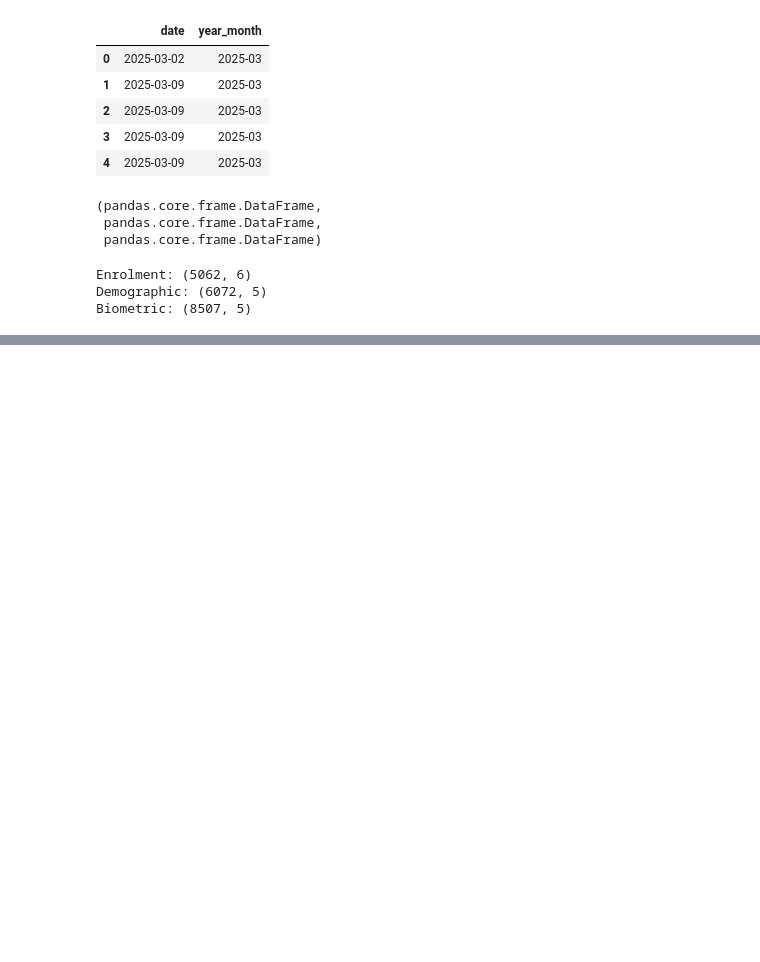
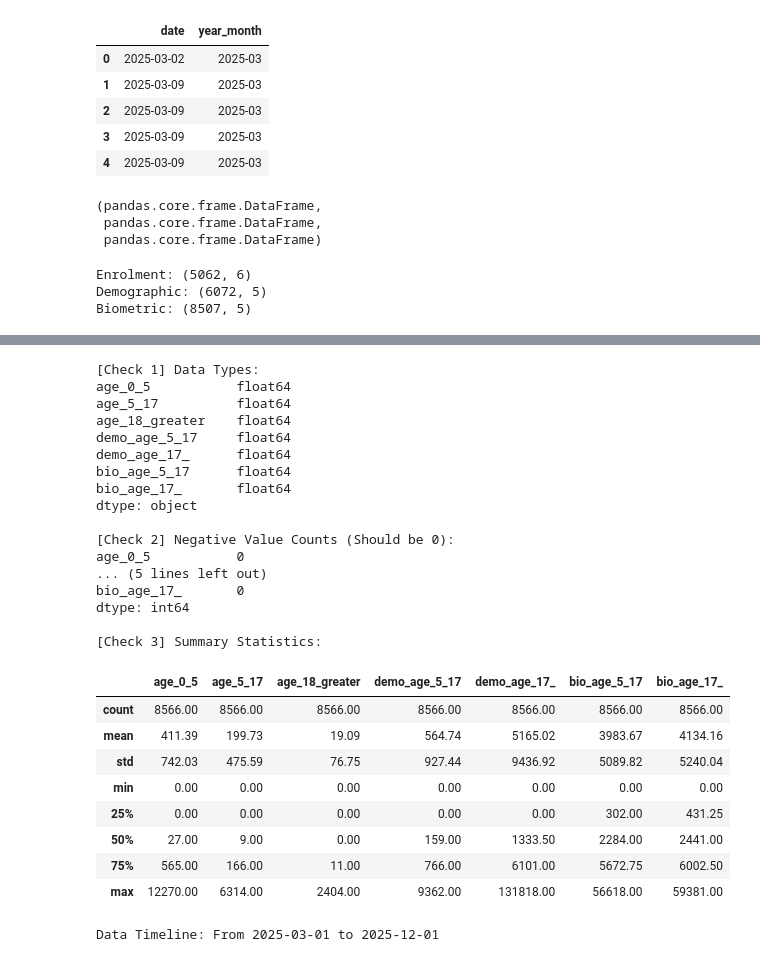
Before and after one commit to SrijanMandal19/UIDAI-Data-Hackathon-2026, a Jupyter notebook: notebooks/02_signal_engineering.ipynb, the cells around one changed output, grey strips where cells are left out. Drawn from its saved outputs; the diff is of its cells as text; code cells hidden in the pictures; blank space fills up the shorter version.

```diff
--- a/notebooks/02_signal_engineering.ipynb
+++ b/notebooks/02_signal_engineering.ipynb
@@ -126,0 +284,9 @@ bio_signal.to_csv(
+# %%
+
+df_master = df_master[df_master['district'].astype(str) != '100000']
+
+df_master['district'] = df_master['district'].astype(str).str.strip().str.title()
+
+
+unique_districts = df_master['district'].unique()
+print(f"Count of Unique Districts: {len(unique_districts)}")
@@ -126,0 +543,70 @@ bio_signal.to_csv(
+# %%
+# List of numeric columns to checknum_cols = [
+num_cols = [
+    'age_0_5', 'age_5_17', 'age_18_greater',
+    'demo_age_5_17', 'demo_age_17_',
+    'bio_age_5_17', 'bio_age_17_'
+]
+
+# 1. CHECK DATA TYPES
+# Ensure all are 'float64' or 'int64'
+print("\n[Check 1] Data Types:")
+print(df_master[num_cols].dtypes)
+
+# 2. CHECK FOR NEGATIVE VALUES
+# There should be NO negative numbers in enrolment data.
+negative_counts = (df_master[num_cols] < 0).sum()
+print("\n[Check 2] Negative Value Counts (Should be 0):")
+print(negative_counts)
+
+# 3. STATISTICAL SUMMARY
+# Look at 'min' and 'max' to see if values look realistic
+print("\n[Check 3] Summary Statistics:")
+display(df_master[num_cols].describe().round(2))
+# %% [output]
+[Check 1] Data Types:
+age_0_5           float64
+age_5_17          float64
+age_18_greater    float64
+demo_age_5_17     float64
+demo_age_17_      float64
+bio_age_5_17      float64
+bio_age_17_       float64
+dtype: object
+
+[Check 2] Negative Value Counts (Should be 0):
+age_0_5           0
+... (5 lines left out)
+bio_age_17_       0
+dtype: int64
+
+[Check 3] Summary Statistics:
+|  | age_0_5 | age_5_17 | age_18_greater | demo_age_5_17 | demo_age_17_ | bio_age_5_17 | bio_age_17_ |
+| count | 8566.00 | 8566.00 | 8566.00 | 8566.00 | 8566.00 | 8566.00 | 8566.00 |
+| mean | 411.39 | 199.73 | 19.09 | 564.74 | 5165.02 | 3983.67 | 4134.16 |
+| std | 742.03 | 475.59 | 76.75 | 927.44 | 9436.92 | 5089.82 | 5240.04 |
+| min | 0.00 | 0.00 | 0.00 | 0.00 | 0.00 | 0.00 | 0.00 |
+| 25% | 0.00 | 0.00 | 0.00 | 0.00 | 0.00 | 302.00 | 431.25 |
+| 50% | 27.00 | 9.00 | 0.00 | 159.00 | 1333.50 | 2284.00 | 2441.00 |
+| 75% | 565.00 | 166.00 | 11.00 | 766.00 | 6101.00 | 5672.75 | 6002.50 |
+| max | 12270.00 | 6314.00 | 2404.00 | 9362.00 | 131818.00 | 56618.00 | 59381.00 |
+# %%
+# 1. Convert to Datetime format
+# This ensures Python understands these are dates, not just text
+df_master['year_month'] = pd.to_datetime(df_master['year_month'], errors='coerce')
+
+# 2. Check for any conversion errors (NaN values)
+invalid_dates = df_master['year_month'].isna().sum()
+if invalid_dates > 0:
+    print(f"[ALERT] Found {invalid_dates} invalid date entries. Removing them.")
+    df_master = df_master.dropna(subset=['year_month'])
+
+# 3. Create helpful sub-columns for analysis
+# These will help in making monthly or yearly charts later
+df_master['year'] = df_master['year_month'].dt.year
+df_master['month'] = df_master['year_month'].dt.month
+
+# 4. Final summary of the timeline
+print(f"Data Timeline: From {df_master['year_month'].min().date()} to {df_master['year_month'].max().date()}")
+# %% [output]
+Data Timeline: From 2025-03-01 to 2025-12-01
```
Also changed, not shown: parts of 16 cells of this notebook, 3 other files.
